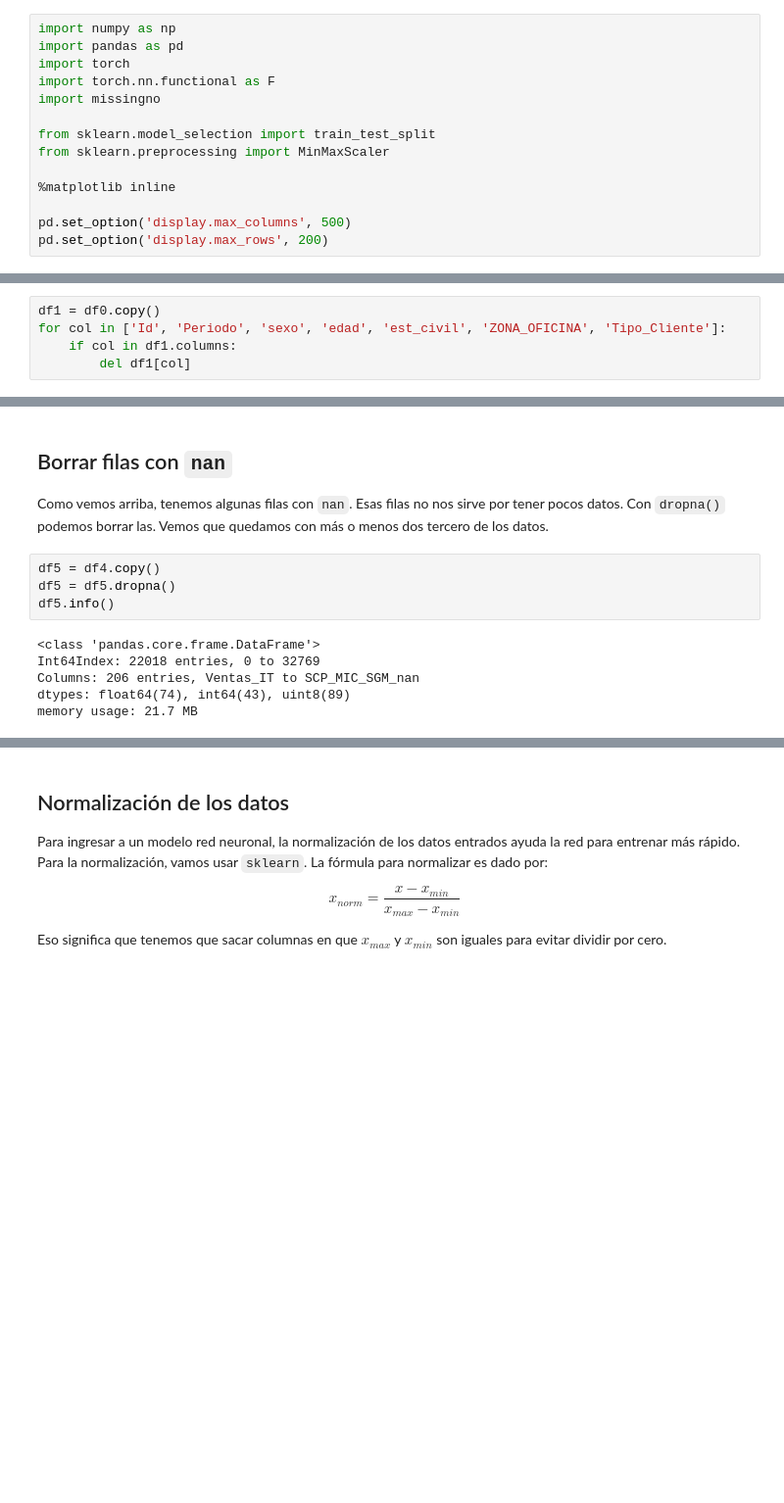
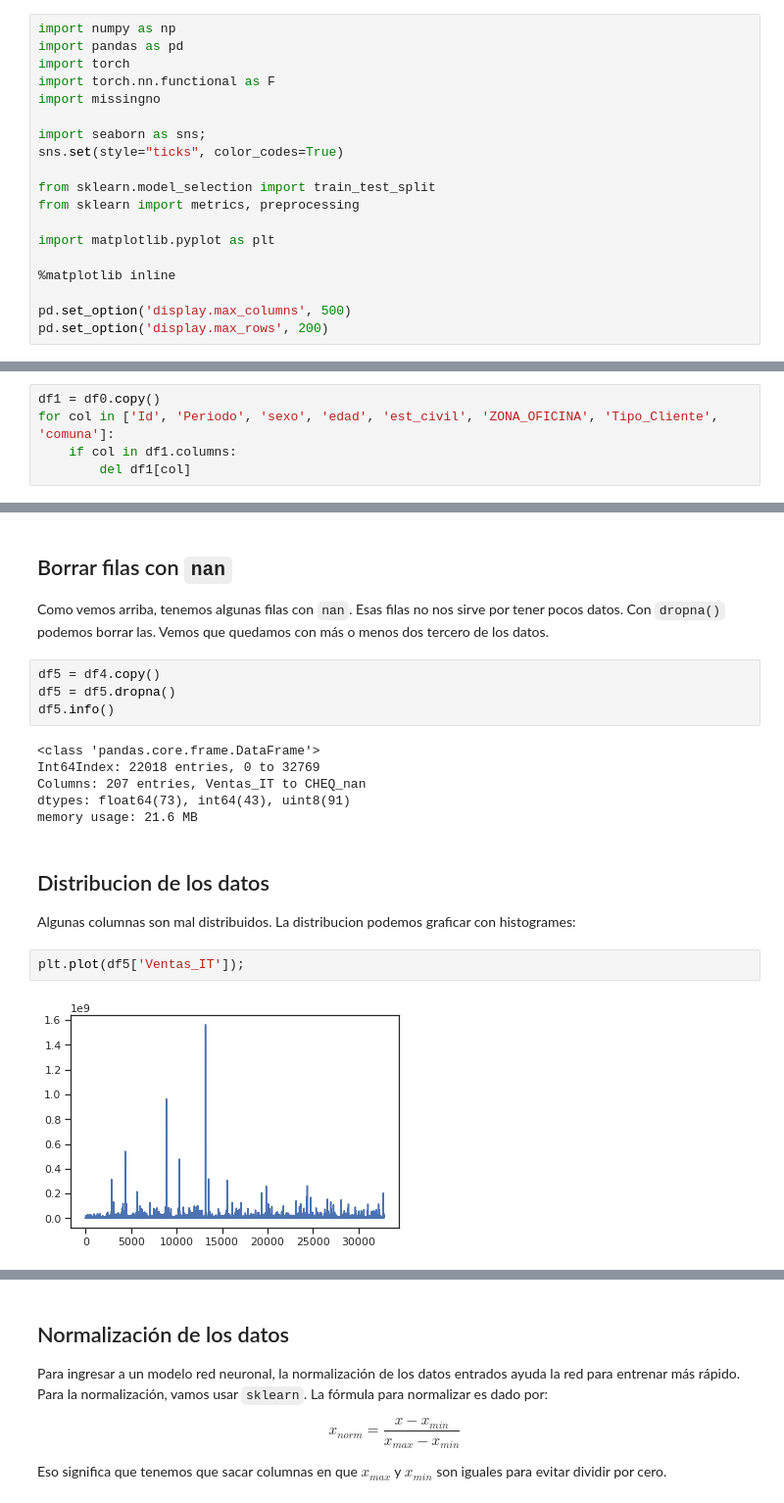
Before and after one commit to GAMES-UChile/Curso-BancoEstado, a Jupyter notebook: modulo6/modulo6.ipynb, the cells around one changed output, grey strips where cells are left out. Shown at 98% size. Saved outputs shown, nothing was run; the diff lists cells and outputs as text; blank space fills up the shorter version.

```diff
--- a/modulo6/modulo6.ipynb
+++ b/modulo6/modulo6.ipynb
@@ -23,8 +25,13 @@ import torch
 import torch.nn.functional as F
 import missingno
 
+import seaborn as sns;
+sns.set(style="ticks", color_codes=True)
+
 from sklearn.model_selection import train_test_split
-from sklearn.preprocessing import MinMaxScaler
+from sklearn import metrics, preprocessing
+
+import matplotlib.pyplot as plt
 
 %matplotlib inline
 
@@ -69,7 +82,7 @@ En las primeras diez filas podemos inspectar nuestros datos y sus distintas colu
 Primero vamos a borrar columnas que son sin util. Entonces, sacamos los datos personales y las columnas `Id` y `Periodo` que no contienen información util. También vemos que `ZONA_OFICINA` tiene clasificaciones más general que `MODULO`, en cuyo caso es más eficiente usar solo `MODULO`. Además, `TIPO_CLIENTE` es muy parecido a `Tipo_Client`, entonces borramos `ZONA_OFICINA` y `Tipo_Cliente`.
 # %%
 df1 = df0.copy()
-for col in ['Id', 'Periodo', 'sexo', 'edad', 'est_civil', 'ZONA_OFICINA', 'Tipo_Cliente']:
+for col in ['Id', 'Periodo', 'sexo', 'edad', 'est_civil', 'ZONA_OFICINA', 'Tipo_Cliente', 'comuna']:
     if col in df1.columns:
         del df1[col]
 # %% [markdown]
@@ -210,6 +223,13 @@ df5.info()
 # %% [output]
 <class 'pandas.core.frame.DataFrame'>
 Int64Index: 22018 entries, 0 to 32769
-Columns: 206 entries, Ventas_IT to SCP_MIC_SGM_nan
-dtypes: float64(74), int64(43), uint8(89)
-memory usage: 21.7 MB
+Columns: 207 entries, Ventas_IT to CHEQ_nan
+dtypes: float64(73), int64(43), uint8(91)
+memory usage: 21.6 MB
+# %% [markdown]
+## Distribucion de los datos
+Algunas columnas son mal distribuidos. La distribucion podemos graficar con histogrames:
+# %%
+plt.plot(df5['Ventas_IT']);
+# %% [output]
+[figure, added]
```
Also changed, not shown: parts of 35 cells of this notebook, 1 other file.
